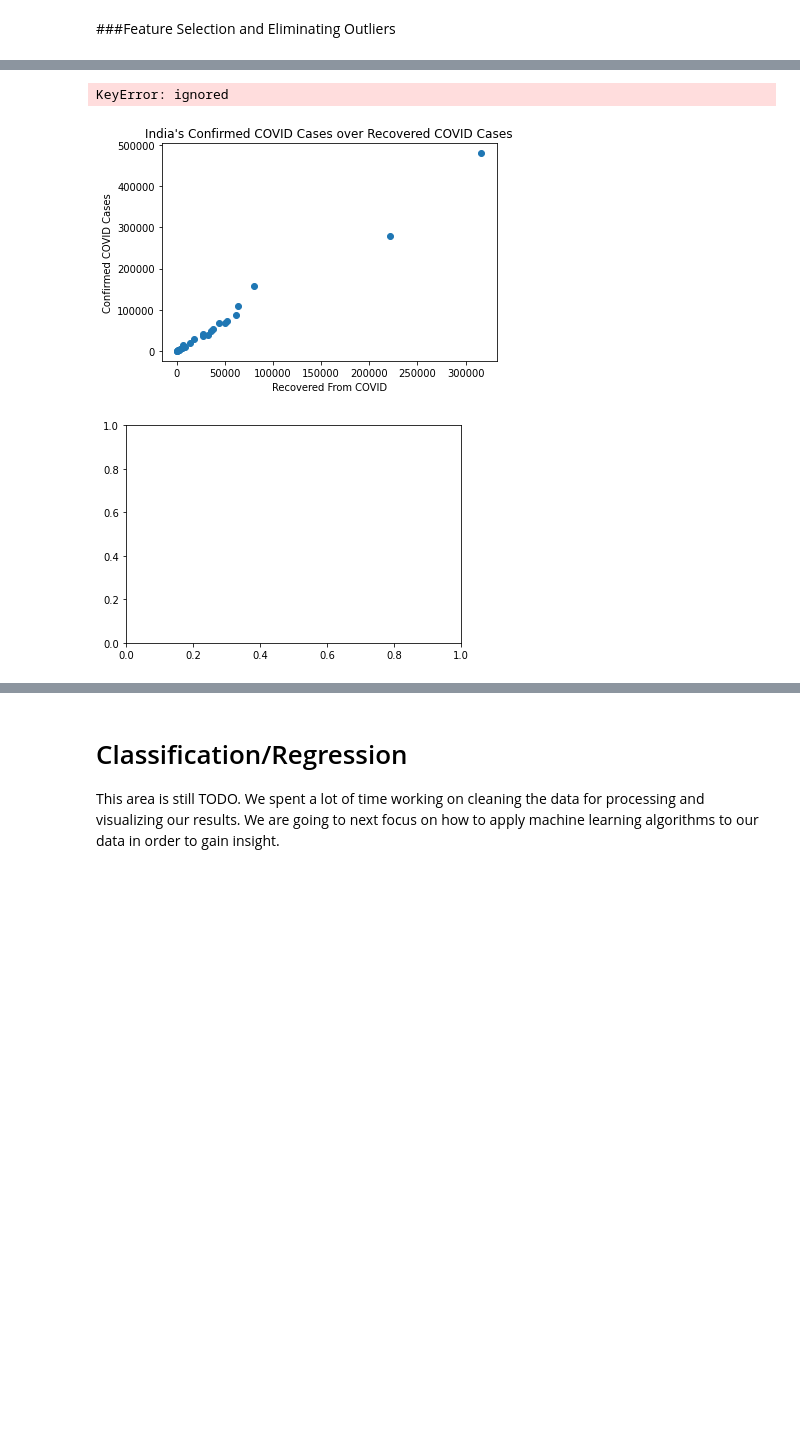
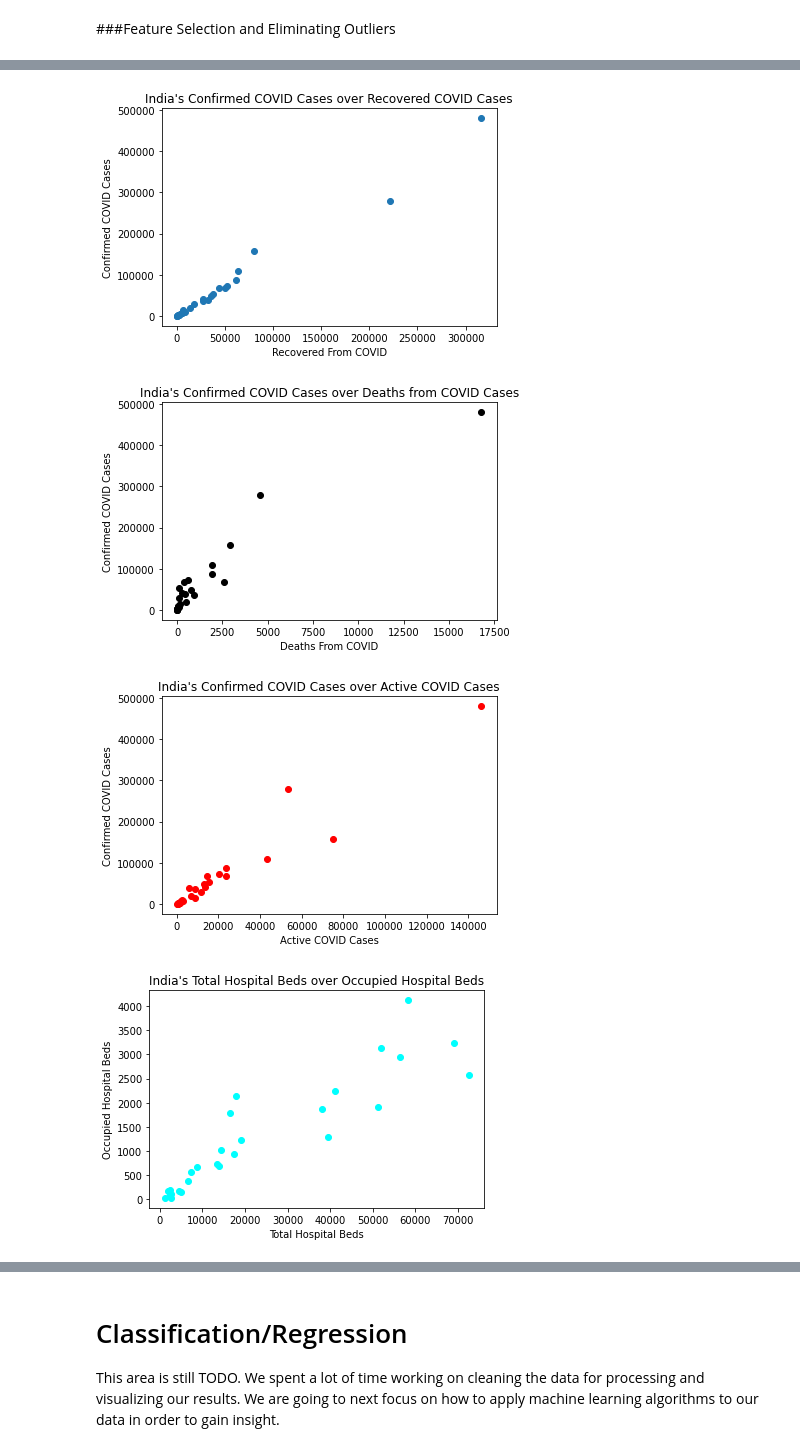
Before and after one commit to sah72/CISC-451-839-final_project-report, a Jupyter notebook: Final_Project_CISC451_839.ipynb, the cells around one changed output, grey strips where cells are left out. Cells and saved outputs as stored; diff of their text form; code cells hidden in the pictures; blank space fills up the shorter version.

```diff
--- a/Final_Project_CISC451_839.ipynb
+++ b/Final_Project_CISC451_839.ipynb
@@ -316,15 +317,15 @@ plt.title("India's Confirmed COVID Cases over Recovered COVID Cases")
 #Plotting the confirmed cases over the deaths from COVID in India.
 fig =plt.figure()
 ax = fig.add_subplot()
-plt.plot(all_df['death'], all_df['confirmed'], 'o')
-plt.xlabel('Deaths from CoVIDes')
+plt.plot(all_df['deaths'], all_df['confirmed'], 'o', color='black')
+plt.xlabel('Deaths From COVID')
 plt.ylabel("Confirmed COVID Cases")
 plt.title("India's Confirmed COVID Cases over Deaths from COVID Cases")
 
 #Plotting the confirmed cases over the deaths from COVID in India.
 fig =plt.figure()
 ax = fig.add_subplot()
-plt.plot(all_df['active'], all_df['confirmed'], 'o')
+plt.plot(all_df['active'], all_df['confirmed'], 'o', color='red')
 plt.xlabel('Active COVID Cases')
 plt.ylabel("Confirmed COVID Cases")
 plt.title("India's Confirmed COVID Cases over Active COVID Cases")
@@ -333,7 +334,7 @@ plt.title("India's Confirmed COVID Cases over Active COVID Cases")
 #Plotting the confirmed cases over the deaths from COVID in India.
 fig =plt.figure()
 ax = fig.add_subplot()
-plt.plot(all_df['total_beds'], all_df['occupied_beds'], 'o')
+plt.plot(all_df['total_beds'], all_df['occupied_beds'], 'o',color='cyan')
 plt.xlabel('Total Hospital Beds')
 plt.ylabel("Occupied Hospital Beds")
 plt.title("India's Total Hospital Beds over Occupied Hospital Beds")
@@ -342,7 +343,7 @@ plt.title("India's Total Hospital Beds over Occupied Hospital Beds")
 #Plotting the confirmed cases over the deaths from COVID in India.
 fig =plt.figure()
 ax = fig.add_subplot()
-plt.plot(all_df['total_beds'], all_df['2018-19_x'], 'o')
+plt.plot(all_df['total_beds'], all_df['2018-19_x'], 'o', color='green')
 plt.xlabel('Total Hospital Beds')
 plt.ylabel("Net Domestic Product")
 plt.title("Total Hospital Beds over Net Domestic Product")
@@ -357,35 +358,37 @@ def correlated(data):
 
   # Selects the upper triangle of the correlation matrix.
   upper_tri = corr.where(np.triu(np.ones(corr.shape),k=1).astype(np.bool))
   # Gets all the attributes where the correlation is greater than 0.9.
   to_drop = [column for column in upper_tri.columns if any(upper_tri[column]>0.90)]
   return to_drop
 
 #Renaming attibute to per capita.
 all_df = all_df.rename(columns={'2018-19_y':"per_capita"})
 
 # The highly correlated attributes that were removed are
 high_corr = correlated(all_df)
 print(high_corr)
 # Removes all the correlated features from the data.
 all_df = all_df.drop(columns=high_corr)
 
 
 names = all_df.columns
 outlier_row =pd.DataFrame()
+no_outliers =pd.DataFrame()
 
+#Removing outliers from the dataset, so they are isolated and observed by themselves.
 for i in names:
-  all_df, outlier = remove_outliers(all_df,i)
+  no_outliers, outlier = remove_outliers(all_df,i)
+  #Checking if there are any outliers.
   if(len(outlier)>0):
     outlier_row =outlier_row.append(outlier)
 print(all_df.shape)
 
 
-all_df.plot(kind='bar', title = 'COVID-19 & SDP')
-
 outlier_row.plot(kind='bar', title='Outliers')
 # %% [output]
 [figure]
-KeyError: ignored
 [figure]
-[figure, old version]
+[figure, new version]
+[figure, added]
+[figure, added]
```
Also changed, not shown: parts of 8 cells of this notebook.
